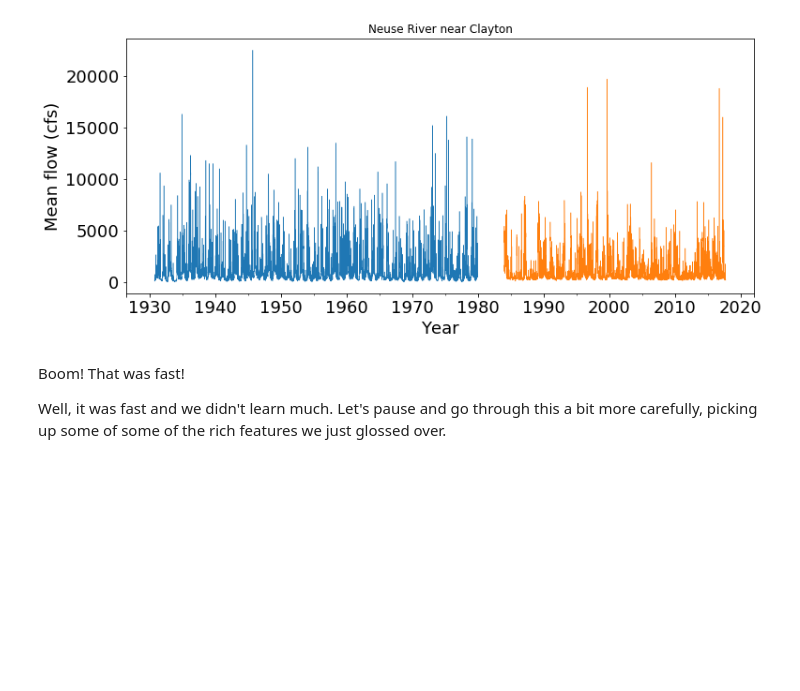
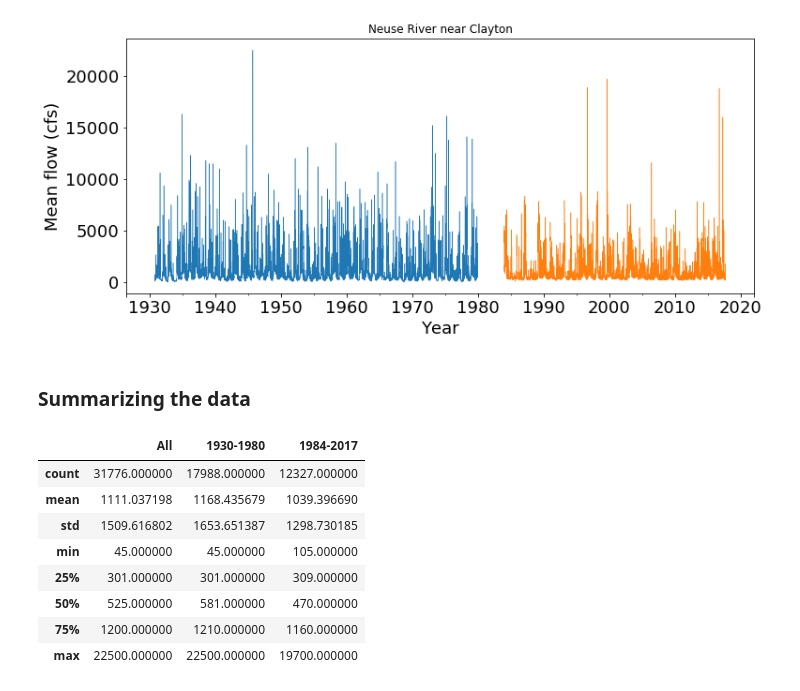
Before and after one commit to DataDevils/WaterFlow-Python, a Jupyter notebook: 01-WaterFlow-Terse.ipynb, the cells around one changed output. Saved outputs shown, nothing was run; the diff lists cells and outputs as text; code cells hidden in the pictures; blank space fills up the shorter version.

```diff
--- a/01-ImportData-Terse.ipynb
+++ b/01-WaterFlow-Terse.ipynb
@@ -71,7 +56,22 @@ ax.set_ylabel("Mean flow (cfs)",fontsize=18)
 ax.set_xlabel("Year",fontsize=18);
 # %% [output]
 [figure]
-# %% [markdown]
-Boom! That was fast!
-
-Well, it was fast and we didn't learn much. Let's pause and go through this a bit more carefully, picking up some of some of the rich features we just glossed over.
+# %% [markdown]
+### Summarizing the data
+# %%
+dfSummary = pd.concat((df.describe(),
+                       df[:'1979-12-31'].describe(),
+                       df['1984-01-01':].describe()),
+                      axis='columns')
+dfSummary.columns = ('All','1930-1980','1984-2017')
+dfSummary
+# %% [output]
+|  | All | 1930-1980 | 1984-2017 |
+| count | 31776.000000 | 17988.000000 | 12327.000000 |
+| mean | 1111.037198 | 1168.435679 | 1039.396690 |
+| std | 1509.616802 | 1653.651387 | 1298.730185 |
+| min | 45.000000 | 45.000000 | 105.000000 |
+| 25% | 301.000000 | 301.000000 | 309.000000 |
+| 50% | 525.000000 | 581.000000 | 470.000000 |
+| 75% | 1200.000000 | 1210.000000 | 1160.000000 |
+| max | 22500.000000 | 22500.000000 | 19700.000000 |
```
Also changed, not shown: parts of 13 cells of this notebook.
